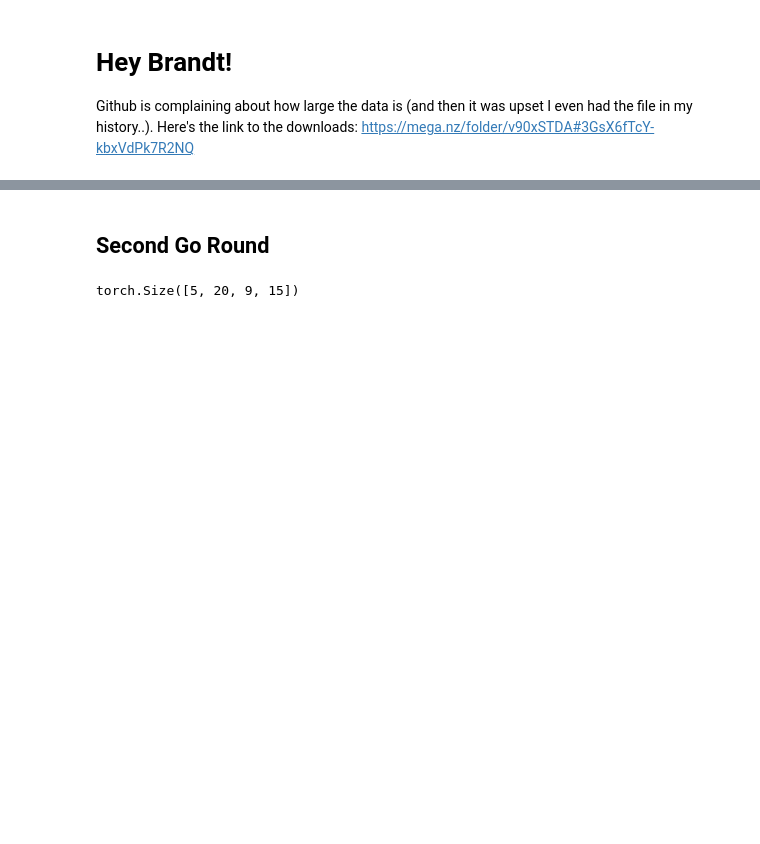
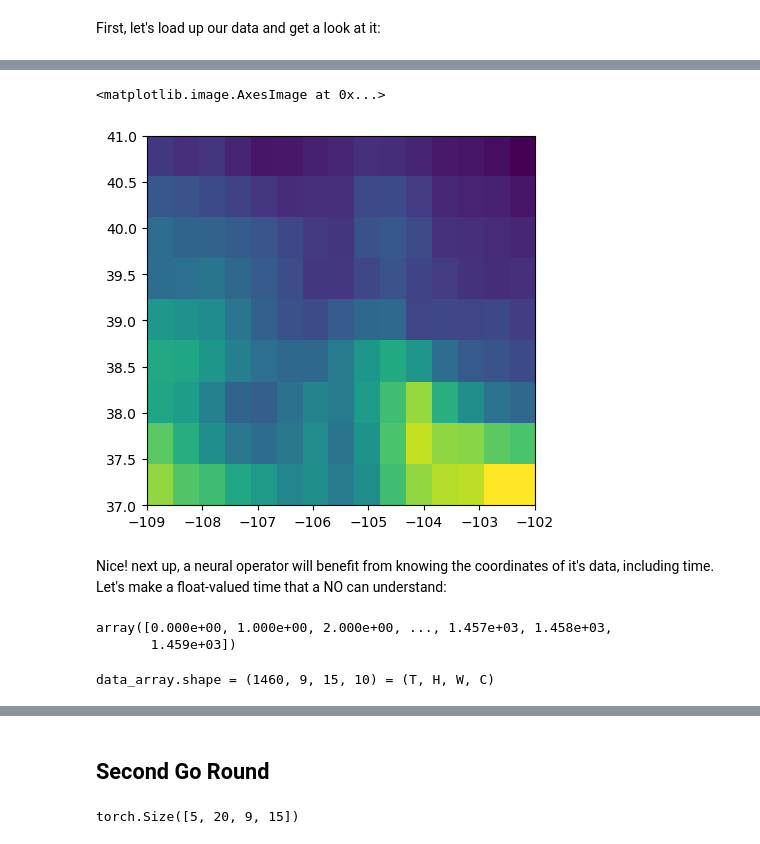
Before and after one commit to Quinntillion/MLProject, a Jupyter notebook: testNotebook.ipynb, the cells around one changed output, grey strips where cells are left out. Saved outputs shown, nothing was run; the diff lists cells and outputs as text; code cells hidden in the pictures; blank space fills up the shorter version.

Commit message:
Data Formatting
Figured out how to preprocess the data faster, and added some more visualizations

```diff
--- a/testNotebook.ipynb
+++ b/testNotebook.ipynb
@@ -130,6 +129,0 @@ ERA5 hourly data on single levels from 1940 to present](https://doi.org/10.24381
-# %% [markdown]
-# Hey Brandt!
-
-Github is complaining about how large the data is (and then it was upset I even had the file in my history..).
-Here's the link to the downloads:
-https://mega.nz/folder/v90xSTDA#3GsX6fTcY-kbxVdPk7R2NQ
@@ -159,0 +155,21 @@ class WeatherTensorDataset(Dataset):          # This class is a custom dataset l
+# %% [markdown]
+First, let's load up our data and get a look at it:
+# %%
+df = pd.read_csv('data2022/accum_data.csv')
+df.valid_time = df.valid_time.astype('datetime64[s]')
+
+W = len(df.longitude.unique())
+H = len(df.latitude.unique())
+T = len(df.valid_time.unique())
+extent = (df.longitude.min(), df.longitude.max(), df.latitude.min(), df.latitude.max())
+
+display(df.head())
+display(df.sample(5))
+initial_temp = (df[df.valid_time=='2022-01-01 3:00:00']
+                .pivot(index='latitude',columns='longitude',
+                       values='surface_temperature')
+                .sort_index(ascending=False)
+               )
+
+plt.imshow(initial_temp, aspect=W/H, extent=extent)
+# %% [output]
@@ -159,0 +188,27 @@ class WeatherTensorDataset(Dataset):          # This class is a custom dataset l
+<matplotlib.image.AxesImage at 0x...>
+[figure, added]
+# %% [markdown]
+Nice! next up, a neural operator will benefit from knowing the coordinates of it's data, including time. Let's make a float-valued time that a NO can understand:
+# %%
+# Assign each time a timestep float
+times = df['valid_time'].sort_values().unique()
+dt = times[1]-times[0] # The model will see a day that is 24H/dt ticks long
+df['time'] = (df['valid_time']-times[0])/dt
+(times-times[0])/dt
+# %% [output]
+array([0.000e+00, 1.000e+00, 2.000e+00, ..., 1.457e+03, 1.458e+03,
+       1.459e+03])
+# %%
+# Re-package everything into 3d data
+
+# Drop valid_time and move all coordinate channels to the end as the model expects: (there's definitely a more elegant way to do this..)
+channels = list(df.columns.drop(['valid_time', 'latitude', 'longitude']))+['latitude','longitude']
+C = len(channels)
+data_array = (df[channels]
+              .sort_values(['time', 'latitude', 'longitude'])
+              .values
+              .reshape([T,H,W,C])
+             )
+print(f'{data_array.shape = } = (T, H, W, C)')
+# %% [output]
+data_array.shape = (1460, 9, 15, 10) = (T, H, W, C)
```
Also changed, not shown: parts of 29 cells of this notebook.
